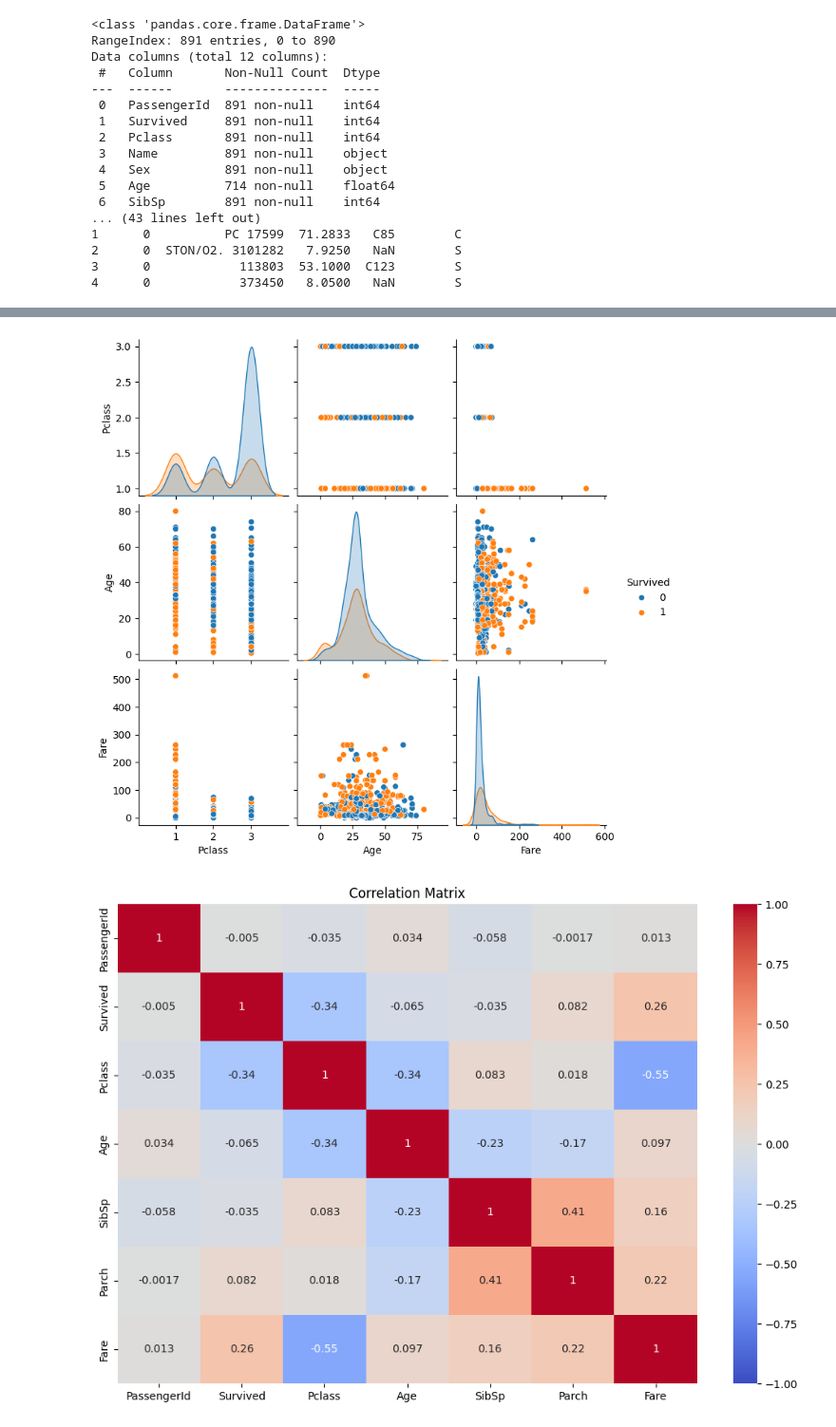
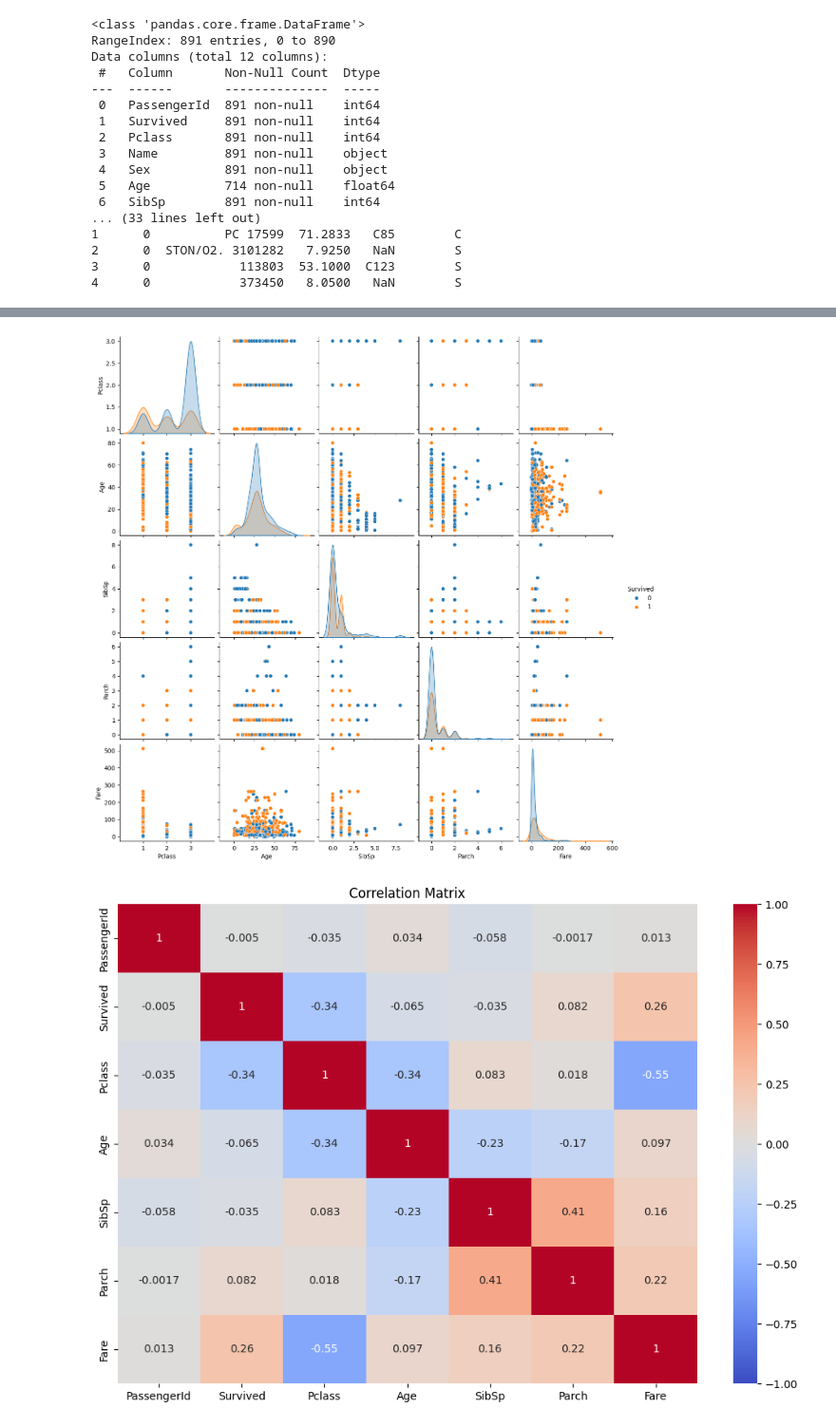
Before and after one commit to shaps1/kaggle-titanic, a Jupyter notebook: titanic-submission.ipynb, the cells around one changed output, grey strips where cells are left out. Shown at 95% size. Saved outputs shown, nothing was run; the diff lists cells and outputs as text; code cells hidden in the pictures.

```diff
--- a/titanic-submission.ipynb
+++ b/titanic-submission.ipynb
@@ -23,7 +23,7 @@ train_df = pd.read_csv('data/train.csv')
 test_df = pd.read_csv('data/test.csv')
 # %%
 print(train_df.info())
-print(train_df.describe())
+print(train_df.describe().round(2))
 print(train_df.head())
 # %% [output]
 <class 'pandas.core.frame.DataFrame'>
@@ -38,7 +38,7 @@ Data columns (total 12 columns):
  4   Sex          891 non-null    object
  5   Age          714 non-null    float64
  6   SibSp        891 non-null    int64
-... (43 lines left out)
+... (33 lines left out)
 1      0          PC 17599  71.2833   C85        C
 2      0  STON/O2. 3101282   7.9250   NaN        S
 3      0            113803  53.1000  C123        S
@@ -75,10 +75,10 @@ test_df['Age'] = age_imputer.transform(test_df[['Age']])
 train_df['Embarked'] = train_df['Embarked'].fillna(train_df['Embarked'].mode()[0])
 test_df['Fare'] = test_df['Fare'].fillna(test_df['Fare'].median())
 # %%
-sns.pairplot(train_df[['Survived', 'Pclass', 'Age', 'Fare', 'Sex', 'Embarked']], hue = 'Survived')
+sns.pairplot(train_df.drop(columns = 'PassengerId'), hue = 'Survived')
 plt.show()
 # %% [output]
-[figure, old version]
+[figure, new version]
 # %%
 plt.figure(figsize = (12, 8))
 corr_matrix = train_df.corr(numeric_only = True)
```
Also changed, not shown: parts of 2 cells of this notebook.
